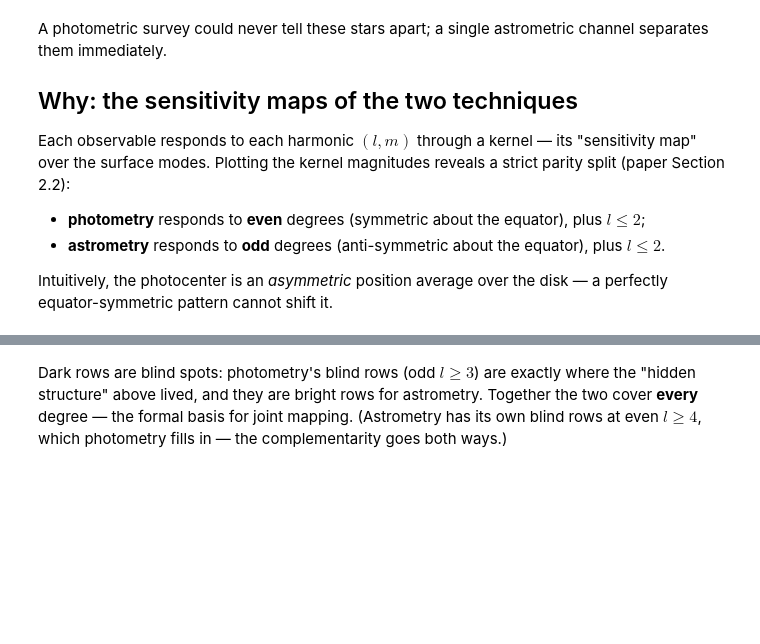
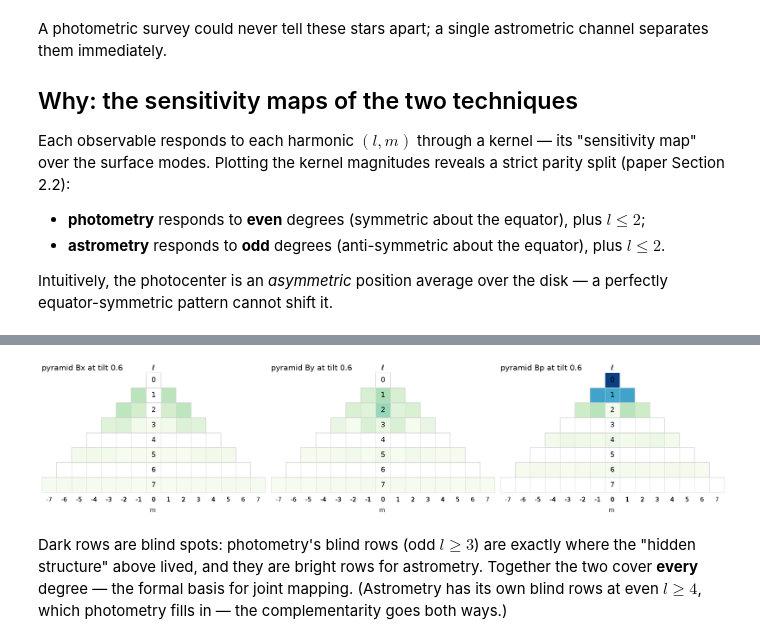
Before and after one commit to xiaziyna/jittermap, a Jupyter notebook: notebooks/03_kernels_complementarity.ipynb, the cells around one changed output, grey strips where cells are left out. Cells and saved outputs as stored; diff of their text form; code cells hidden in the pictures; blank space fills up the shorter version.

```diff
--- a/notebooks/03_kernels_complementarity.ipynb
+++ b/notebooks/03_kernels_complementarity.ipynb
@@ -111,3 +120,16 @@ plt.tight_layout()
+# %%
+from jittermap.plotting.pyramids import rotated_kernel_pyramid
+
+pyr_rot = [rotated_kernel_pyramid(L7, 0.6, A) for A in (A_x, A_y, A_p)]
+vmax = max(np.nanmax(p) for p in pyr_rot)
+fig, axes = plt.subplots(1, 3, figsize=(19, 5.5))
+for ax, p, title in zip(axes, pyr_rot,
+                        ["pyramid Bx at tilt 0.6", "pyramid By at tilt 0.6",
+                         "pyramid Bp at tilt 0.6"]):
+    plot_pyramid(ax, p, title=title, vmax=vmax, font_scale=0.7)
+plt.tight_layout()
+# %% [output]
+[figure, added]
 # %% [markdown]
 Dark rows are blind spots: photometry's blind rows (odd $l \ge 3$) are
 exactly where the "hidden structure" above lived, and they are bright rows
```
Also changed, not shown: parts of 3 cells of this notebook, 12 other files.
